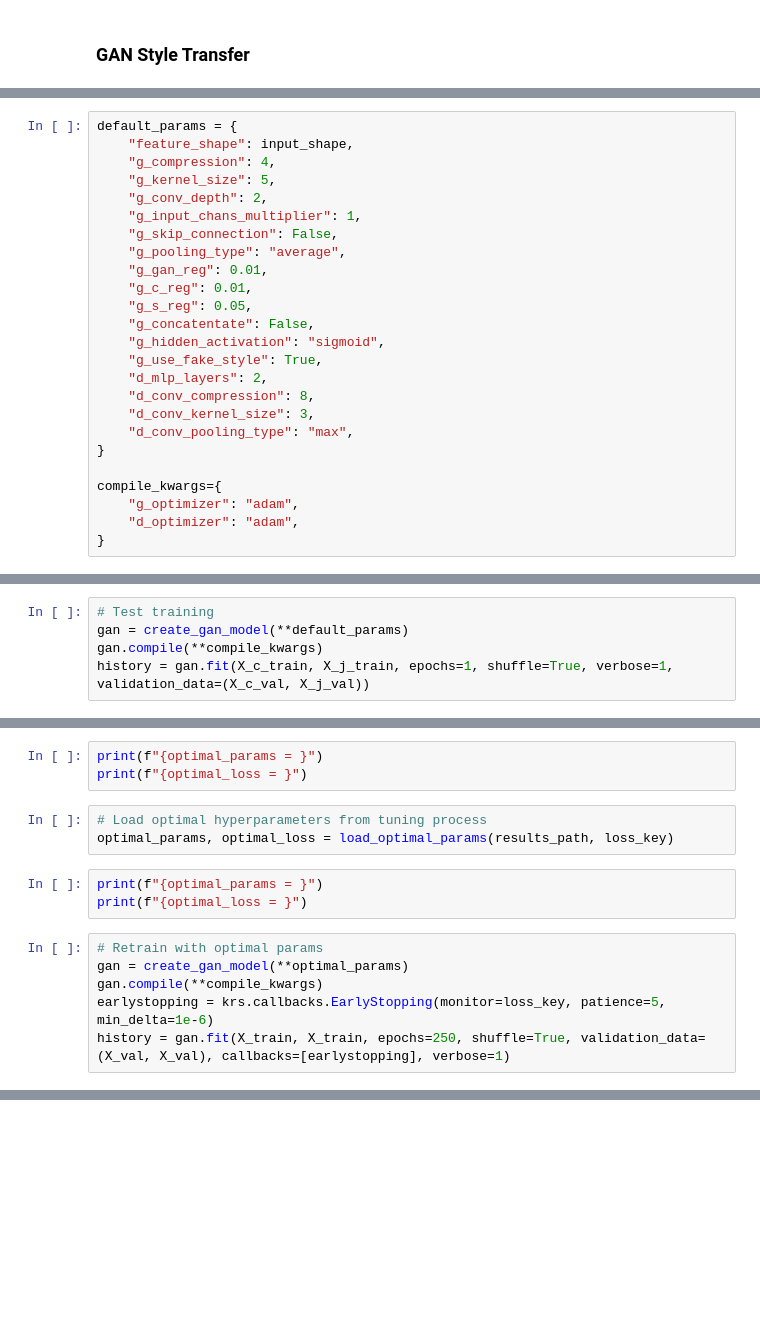
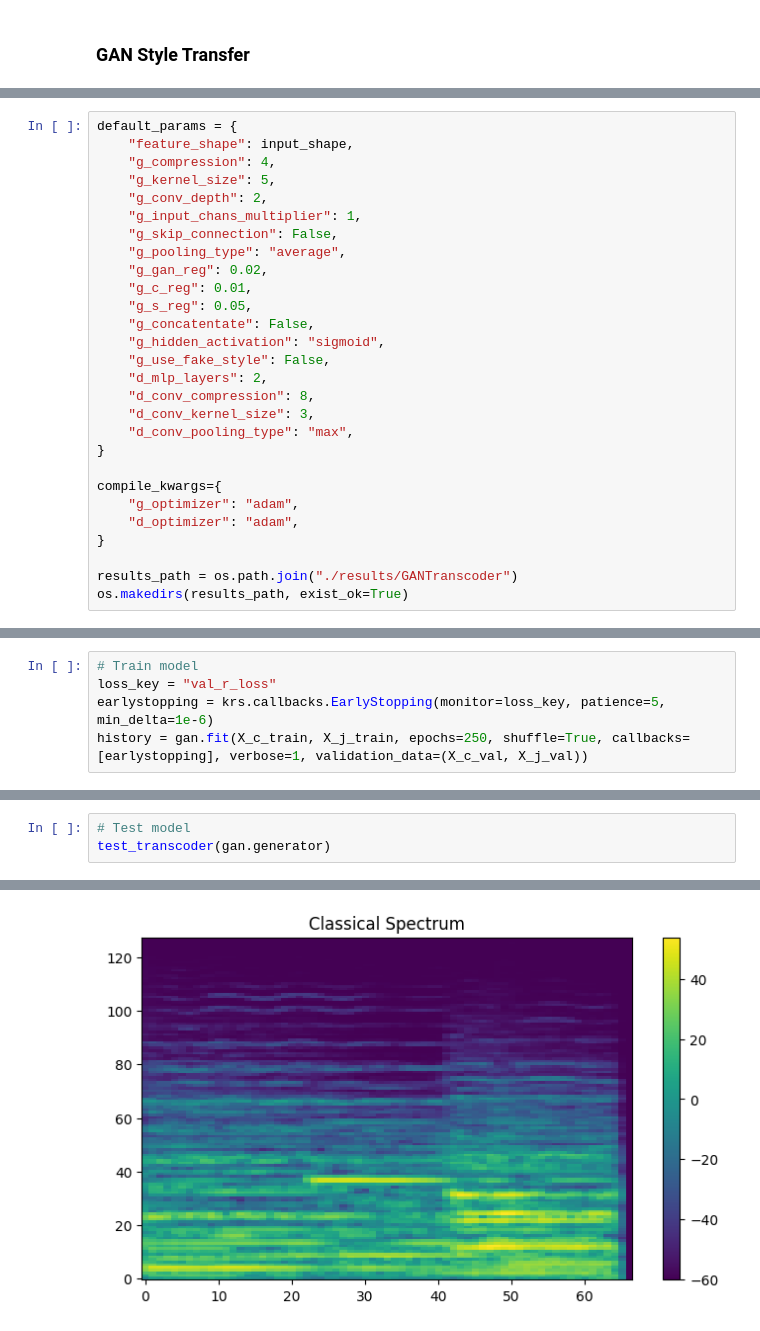
Before and after one commit to FlorSanders/AutoStyleTransfer, a Jupyter notebook: transcoders.ipynb, the cells around one changed output, grey strips where cells are left out. Drawn from its saved outputs; the diff is of its cells as text; blank space fills up the shorter version.

```diff
--- a/transcoders.ipynb
+++ b/transcoders.ipynb
@@ -342,12 +340,12 @@ default_params = {
     "g_input_chans_multiplier": 1,
     "g_skip_connection": False,
     "g_pooling_type": "average",
-    "g_gan_reg": 0.01,
+    "g_gan_reg": 0.02,
     "g_c_reg": 0.01,
     "g_s_reg": 0.05,
     "g_concatentate": False,
     "g_hidden_activation": "sigmoid",
-    "g_use_fake_style": True,
+    "g_use_fake_style": False,
     "d_mlp_layers": 2,
     "d_conv_compression": 8,
     "d_conv_kernel_size": 3,
@@ -358,3 +356,6 @@ compile_kwargs={
     "g_optimizer": "adam",
     "d_optimizer": "adam",
 }
+
+results_path = os.path.join("./results/GANTranscoder")
+os.makedirs(results_path, exist_ok=True)
@@ -361,6 +366,6 @@ compile_kwargs={
 # %%
-# Test training
-gan = create_gan_model(**default_params)
-gan.compile(**compile_kwargs)
-history = gan.fit(X_c_train, X_j_train, epochs=1, shuffle=True, verbose=1, validation_data=(X_c_val, X_j_val))
+# Train model
+loss_key = "val_r_loss"
+earlystopping = krs.callbacks.EarlyStopping(monitor=loss_key, patience=5, min_delta=1e-6)
+history = gan.fit(X_c_train, X_j_train, epochs=250, shuffle=True, callbacks=[earlystopping], verbose=1, validation_data=(X_c_val, X_j_val))
 # %% [output]
@@ -437,15 +390,4 @@ for i in range(passes):
-# %%
-print(f"{optimal_params = }")
-print(f"{optimal_loss = }")
-# %%
-# Load optimal hyperparameters from tuning process
-optimal_params, optimal_loss = load_optimal_params(results_path, loss_key)
-# %%
-print(f"{optimal_params = }")
-print(f"{optimal_loss = }")
-# %%
-# Retrain with optimal params
-gan = create_gan_model(**optimal_params)
-gan.compile(**compile_kwargs)
-earlystopping = krs.callbacks.EarlyStopping(monitor=loss_key, patience=5, min_delta=1e-6)
-history = gan.fit(X_train, X_train, epochs=250, shuffle=True, validation_data=(X_val, X_val), callbacks=[earlystopping], verbose=1)
+# %%
+# Test model
+test_transcoder(gan.generator)
+# %% [output]
@@ -451,0 +400 @@ history = gan.fit(X_train, X_train, epochs=250, shuffle=True, validation_data=(X
+[figure, added]
```
Also changed, not shown: parts of 22 cells of this notebook, 5 other files.
